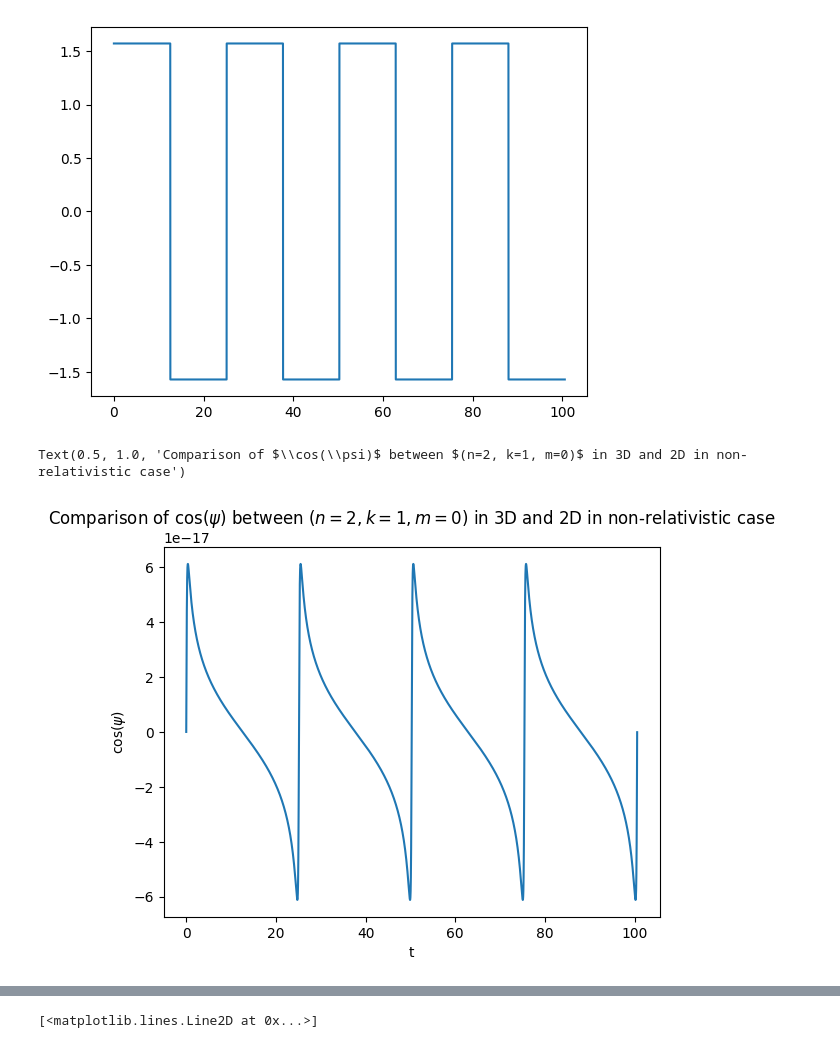
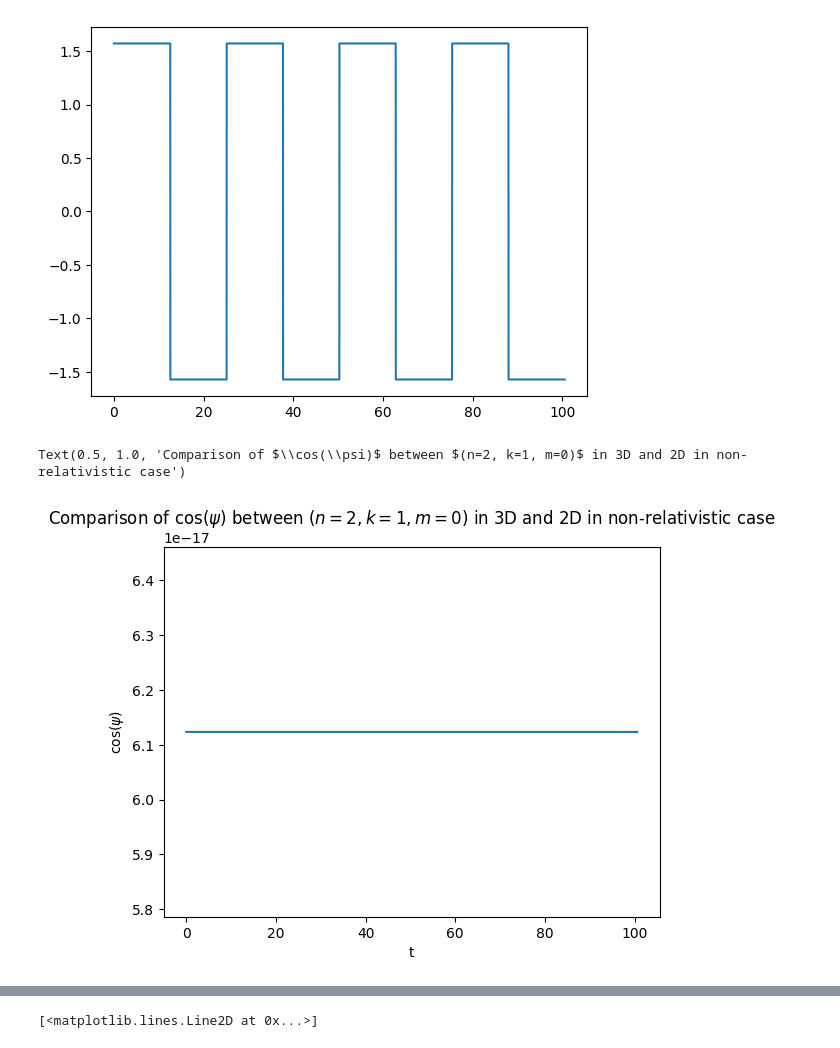
Before and after one commit to musa-salman/BohrAtomSim, a Jupyter notebook: debug/debug_issue_9_0.ipynb, the cells around one changed output, grey strips where cells are left out. Drawn from its saved outputs; the diff is of its cells as text; code cells hidden in the pictures.

```diff
--- a/debug/debug_issue_9_0.ipynb
+++ b/debug/debug_issue_9_0.ipynb
@@ -703,15 +703,15 @@ plt.plot(s3d_2_1_0_d6['t'], s3d_2_1_0_d6['phi'])
 sin_0 = compute_sin_theta_0(1, 0)
 cos_0 = compute_cos_theta_0(1, 0)
 
-cos_psi_3d_2_1_0_d6 = compute_cos_psi(s3d_2_1_0_d6['theta'], s3d_2_1_0_d6['phi'], sin_0, cos_0)
+cos_psi_3d_2_1_0_d6 = compute_cos_psi(s3d_2_1_0_d6['phi'], s3d_2_1_0_d6['theta'], sin_0, cos_0)
 # %%
 plt.plot(s3d_2_1_0_d6['t'], cos_psi_3d_2_1_0_d6)
 plt.xlabel('t')
 plt.ylabel('$\\cos(\\psi)$')
-plt.title('Comparison of $\\cos(\\psi)$ between $(n=2, k=1, m=0)$ in 3D and 2D in non-relativistic case')
+plt.title('Comparison of $\\cos(\\psi)$ between $(n=2, k=1, m=0)$')
 # %% [output]
 Text(0.5, 1.0, 'Comparison of $\\cos(\\psi)$ between $(n=2, k=1, m=0)$ in 3D and 2D in non-relativistic case')
-[figure, old version]
+[figure, new version]
 # %%
 xyz_2_1_1_d6 = spherical_to_cartesian(s3d_2_1_0_d6[['r', 'phi', 'theta']].values)
 # %%
```
Also changed, not shown: parts of 36 cells of this notebook, 1 other file.
